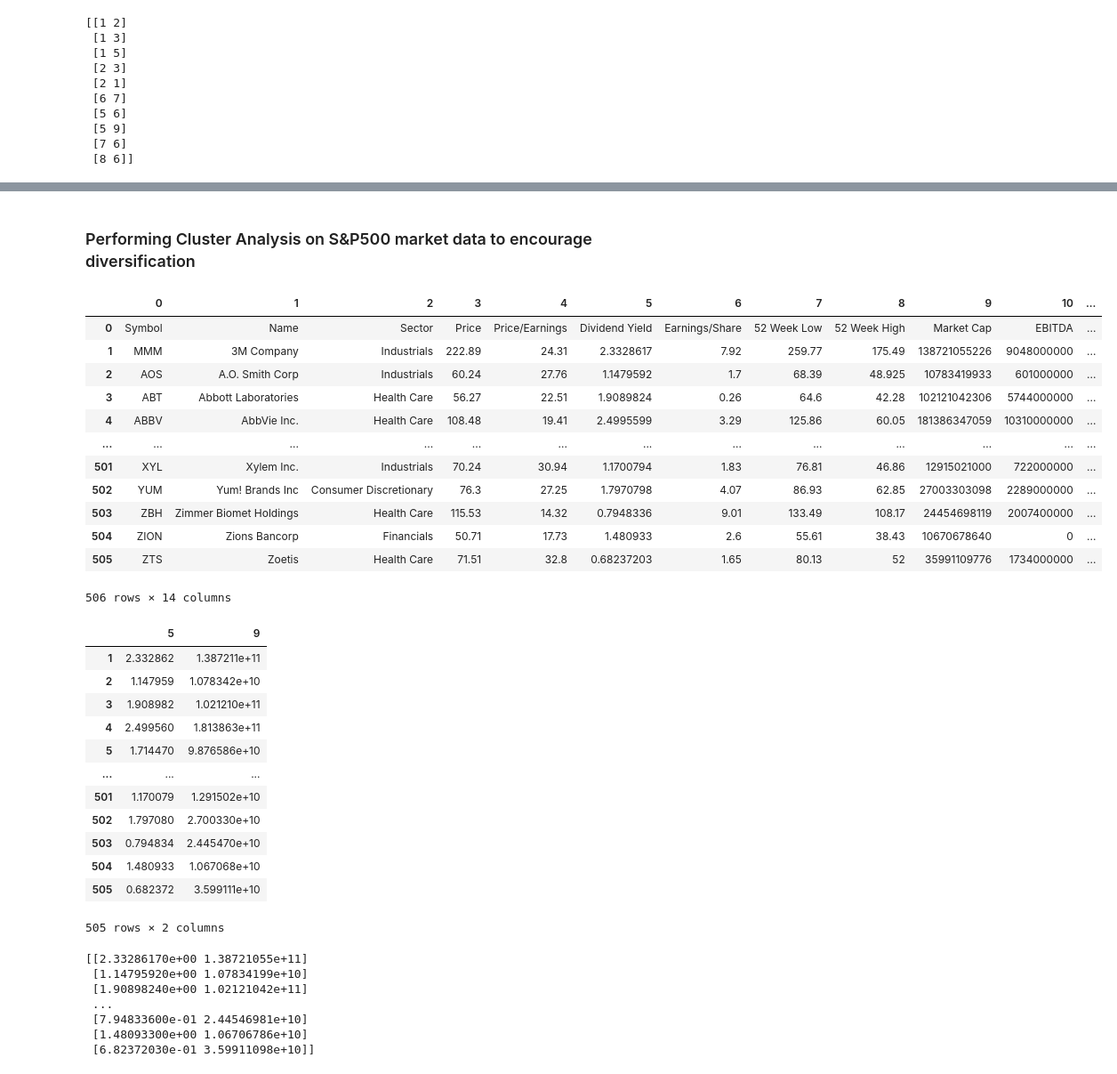
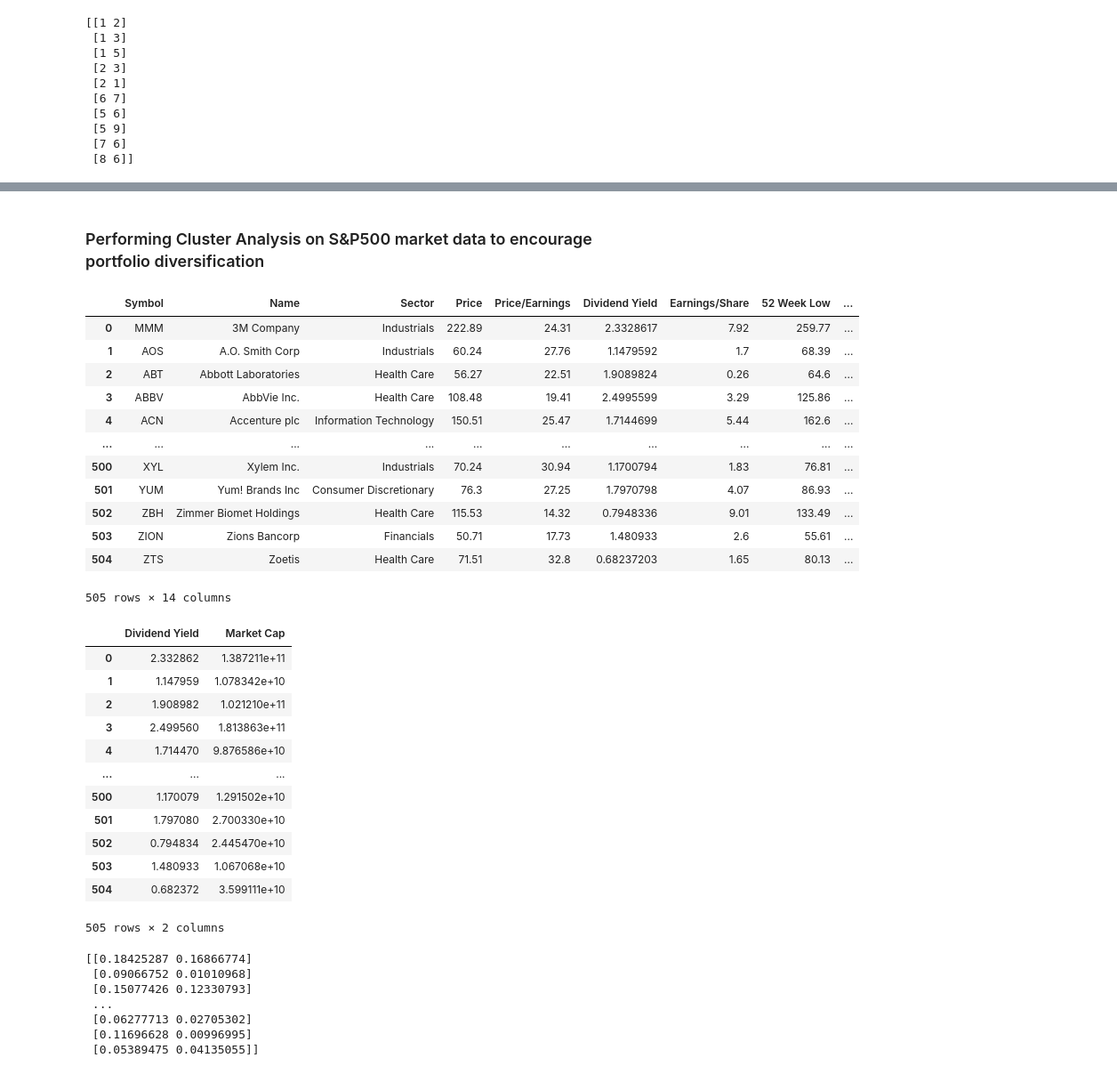
Before and after one commit to LiamQuinlan/cs339_kmeans2, a Jupyter notebook: kmeans.ipynb, the cells around one changed output, grey strips where cells are left out. Shown at 89% size. Drawn from its saved outputs; the diff is of its cells as text; code cells hidden in the pictures.

```diff
--- a/kmeans.ipynb
+++ b/kmeans.ipynb
@@ -180,5 +207,5 @@ plt.show()
 # %% [markdown]
-### Performing Cluster Analysis on S&P500 market data to encourage diversification
+### Performing Cluster Analysis on S&P500 market data to encourage portfolio diversification
 # %%
 def readData(filepath):
     file = open(filepath, 'r')
@@ -198,58 +225,58 @@ def readData(filepath):
 # %%
 listOfLists = readData(os.path.join(datadir, "financials.csv"))
 
-financialsDF = pd.DataFrame(listOfLists)
+financialsDF = pd.DataFrame(listOfLists[1:], columns=listOfLists[0])
 
 financialsDF
 # %% [output]
-|  | 0 | 1 | 2 | 3 | 4 | 5 | 6 | 7 | 8 | 9 | 10 | ... |
-| 0 | Symbol | Name | Sector | Price | Price/Earnings | Dividend Yield | Earnings/Share | 52 Week Low | 52 Week High | Market Cap | EBITDA | ... |
-| 1 | MMM | 3M Company | Industrials | 222.89 | 24.31 | 2.3328617 | 7.92 | 259.77 | 175.49 | 138721055226 | 9048000000 | ... |
-| 2 | AOS | A.O. Smith Corp | Industrials | 60.24 | 27.76 | 1.1479592 | 1.7 | 68.39 | 48.925 | 10783419933 | 601000000 | ... |
-| 3 | ABT | Abbott Laboratories | Health Care | 56.27 | 22.51 | 1.9089824 | 0.26 | 64.6 | 42.28 | 102121042306 | 5744000000 | ... |
-| 4 | ABBV | AbbVie Inc. | Health Care | 108.48 | 19.41 | 2.4995599 | 3.29 | 125.86 | 60.05 | 181386347059 | 10310000000 | ... |
-| ... | ... | ... | ... | ... | ... | ... | ... | ... | ... | ... | ... | ... |
-| 501 | XYL | Xylem Inc. | Industrials | 70.24 | 30.94 | 1.1700794 | 1.83 | 76.81 | 46.86 | 12915021000 | 722000000 | ... |
-| 502 | YUM | Yum! Brands Inc | Consumer Discretionary | 76.3 | 27.25 | 1.7970798 | 4.07 | 86.93 | 62.85 | 27003303098 | 2289000000 | ... |
-| 503 | ZBH | Zimmer Biomet Holdings | Health Care | 115.53 | 14.32 | 0.7948336 | 9.01 | 133.49 | 108.17 | 24454698119 | 2007400000 | ... |
-| 504 | ZION | Zions Bancorp | Financials | 50.71 | 17.73 | 1.480933 | 2.6 | 55.61 | 38.43 | 10670678640 | 0 | ... |
-| 505 | ZTS | Zoetis | Health Care | 71.51 | 32.8 | 0.68237203 | 1.65 | 80.13 | 52 | 35991109776 | 1734000000 | ... |
+|  | Symbol | Name | Sector | Price | Price/Earnings | Dividend Yield | Earnings/Share | 52 Week Low | ... |
+| 0 | MMM | 3M Company | Industrials | 222.89 | 24.31 | 2.3328617 | 7.92 | 259.77 | ... |
+| 1 | AOS | A.O. Smith Corp | Industrials | 60.24 | 27.76 | 1.1479592 | 1.7 | 68.39 | ... |
+| 2 | ABT | Abbott Laboratories | Health Care | 56.27 | 22.51 | 1.9089824 | 0.26 | 64.6 | ... |
+| 3 | ABBV | AbbVie Inc. | Health Care | 108.48 | 19.41 | 2.4995599 | 3.29 | 125.86 | ... |
+| 4 | ACN | Accenture plc | Information Technology | 150.51 | 25.47 | 1.7144699 | 5.44 | 162.6 | ... |
+| ... | ... | ... | ... | ... | ... | ... | ... | ... | ... |
+| 500 | XYL | Xylem Inc. | Industrials | 70.24 | 30.94 | 1.1700794 | 1.83 | 76.81 | ... |
+| 501 | YUM | Yum! Brands Inc | Consumer Discretionary | 76.3 | 27.25 | 1.7970798 | 4.07 | 86.93 | ... |
+| 502 | ZBH | Zimmer Biomet Holdings | Health Care | 115.53 | 14.32 | 0.7948336 | 9.01 | 133.49 | ... |
+| 503 | ZION | Zions Bancorp | Financials | 50.71 | 17.73 | 1.480933 | 2.6 | 55.61 | ... |
+| 504 | ZTS | Zoetis | Health Care | 71.51 | 32.8 | 0.68237203 | 1.65 | 80.13 | ... |
-506 rows × 14 columns
+505 rows × 14 columns
 # %%
 financialsDFClean = financialsDF.copy()
 
-financialsDFClean.drop([0,1,2,3,4,6,7,8,10,11,12,13], axis=1, inplace=True)
-financialsDFClean.drop([0], axis=0, inplace=True)
+columns_to_drop = ["Symbol","Name","Sector","Price","Price/Earnings","Earnings/Share","52 Week Low","52 Week High","EBITDA","Price/Sales","Price/Book","SEC Filings"]
+financialsDFClean.drop(columns_to_drop, axis=1, inplace=True)
 
 lf = lambda string_to_float: float(string_to_float)
-
-financialsDFClean[5] = financialsDFClean[5].apply(lf)
-financialsDFClean[9] = financialsDFClean[9].apply(lf)
+financialsDFClean["Dividend Yield"] = financialsDFClean["Dividend Yield"].apply(lf)
+financialsDFClean["Market Cap"] = financialsDFClean["Market Cap"].apply(lf)
 
 financialsDFClean
 # %% [output]
-|  | 5 | 9 |
-| 1 | 2.332862 | 1.387211e+11 |
-| 2 | 1.147959 | 1.078342e+10 |
-| 3 | 1.908982 | 1.021210e+11 |
-| 4 | 2.499560 | 1.813863e+11 |
-| 5 | 1.714470 | 9.876586e+10 |
+|  | Dividend Yield | Market Cap |
+| 0 | 2.332862 | 1.387211e+11 |
+| 1 | 1.147959 | 1.078342e+10 |
+| 2 | 1.908982 | 1.021210e+11 |
+| 3 | 2.499560 | 1.813863e+11 |
+| 4 | 1.714470 | 9.876586e+10 |
 | ... | ... | ... |
-| 501 | 1.170079 | 1.291502e+10 |
-| 502 | 1.797080 | 2.700330e+10 |
-| 503 | 0.794834 | 2.445470e+10 |
-| 504 | 1.480933 | 1.067068e+10 |
-| 505 | 0.682372 | 3.599111e+10 |
+| 500 | 1.170079 | 1.291502e+10 |
+| 501 | 1.797080 | 2.700330e+10 |
+| 502 | 0.794834 | 2.445470e+10 |
+| 503 | 1.480933 | 1.067068e+10 |
+| 504 | 0.682372 | 3.599111e+10 |
 505 rows × 2 columns
 # %%
 financials_array = financialsDFClean.to_numpy()
+financials_array = normalize(financials_array)
 
 print(financials_array)
 # %% [output]
-[[2.33286170e+00 1.38721055e+11]
- [1.14795920e+00 1.07834199e+10]
- [1.90898240e+00 1.02121042e+11]
+[[0.18425287 0.16866774]
+ [0.09066752 0.01010968]
+ [0.15077426 0.12330793]
  ...
- [7.94833600e-01 2.44546981e+10]
- [1.48093300e+00 1.06706786e+10]
- [6.82372030e-01 3.59911098e+10]]
+ [0.06277713 0.02705302]
+ [0.11696628 0.00996995]
+ [0.05389475 0.04135055]]
```
Also changed, not shown: parts of 9 cells of this notebook.
